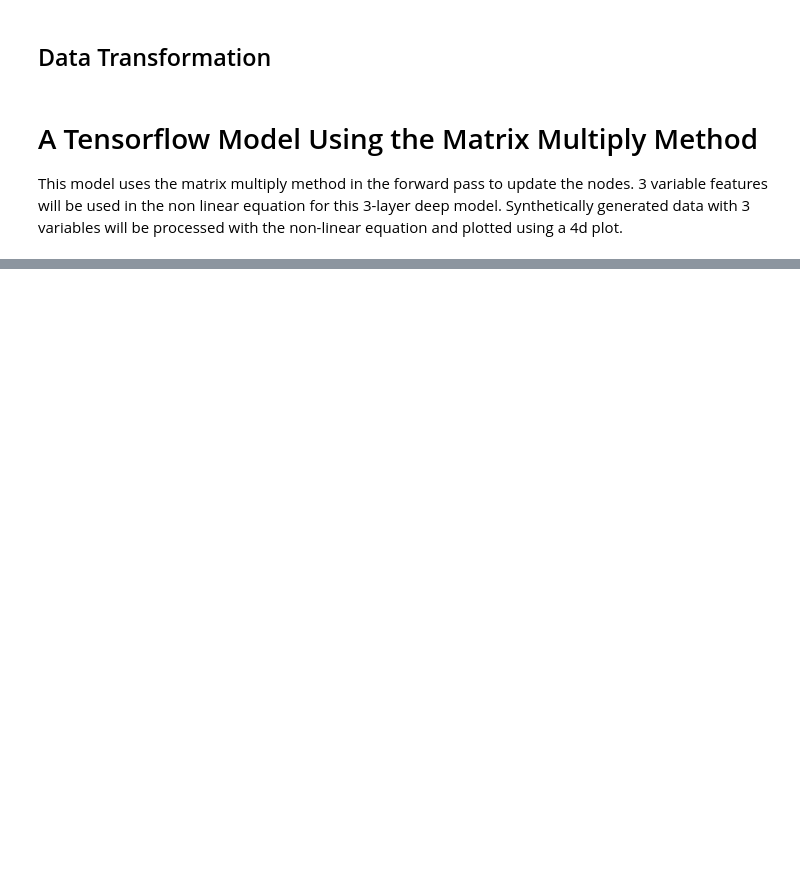
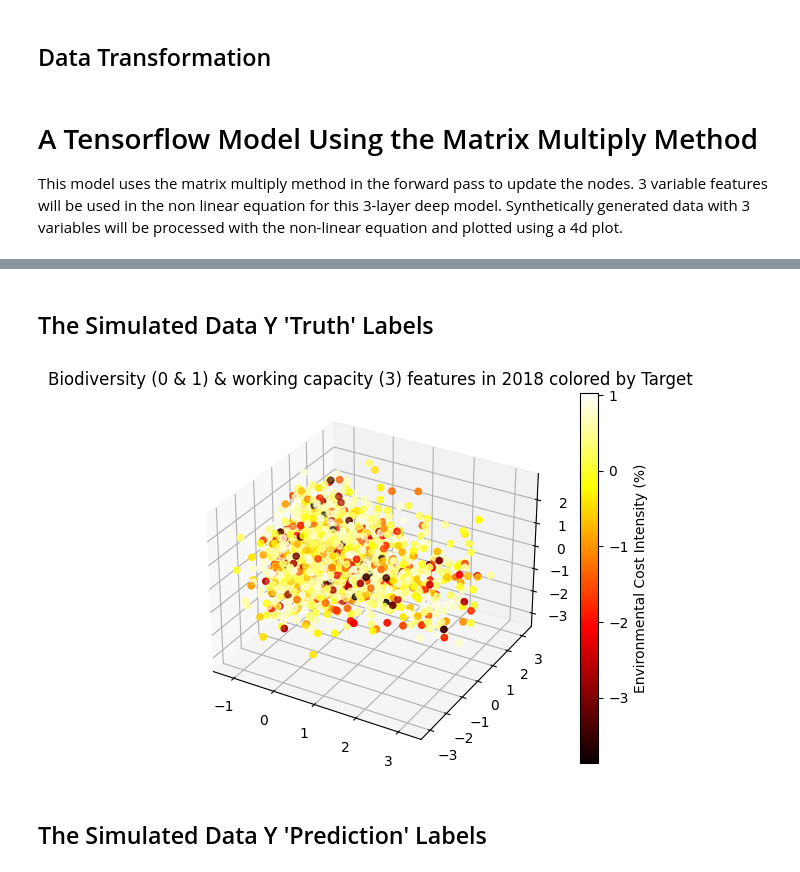
Before and after one commit to Bryan-Az/TF-PyTorch-Jax, a Jupyter notebook: Tensorflow-NN/TF_low_level_MatMul.ipynb, the cells around one changed output, grey strips where cells are left out. Cells and saved outputs as stored; diff of their text form; code cells hidden in the pictures; blank space fills up the shorter version.

```diff
--- a/Tensorflow-NN/TF_low_level_MatMul.ipynb
+++ b/Tensorflow-NN/TF_low_level_MatMul.ipynb
@@ -254,0 +367,8 @@ This model uses the matrix multiply method in the forward pass to update the nod
+# %% [markdown]
+## The Simulated Data Y 'Truth' Labels
+# %%
+plot_4d(X_test[:,0], X_test[:,1], X_test[:,2], y_test, title='Biodiversity (0 & 1) & working capacity (3) features in 2018 colored by Target')
+# %% [output]
+[figure, added]
+# %% [markdown]
+## The Simulated Data Y 'Prediction' Labels
```
Also changed, not shown: parts of 27 cells of this notebook.
